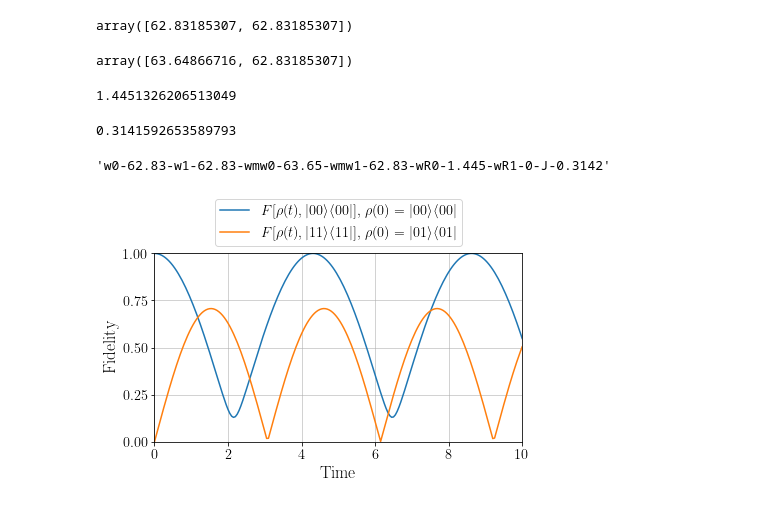
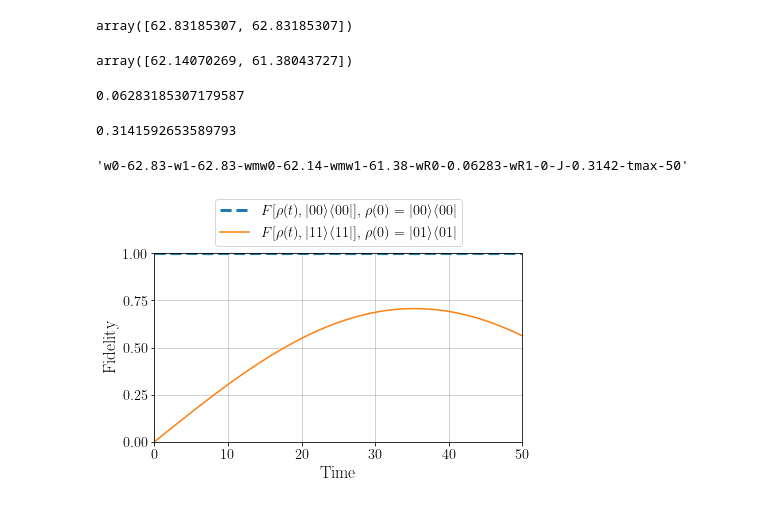
Before and after one commit to jam31118/kias-snu-winter-camp-2022, a Jupyter notebook: driven-two-interacting-qubit/driven-two-interacting-qubits.ipynb, the cells around one changed output. Drawn from its saved outputs; the diff is of its cells as text; code cells hidden in the pictures.

Commit message:
tried Omega smaller than J

```diff
--- a/driven-two-interacting-qubit/driven-two-interacting-qubits.ipynb
+++ b/driven-two-interacting-qubit/driven-two-interacting-qubits.ipynb
@@ -28,10 +28,16 @@ J_ratio = 0.005 # 0.01
 J = J_ratio * min(w0,w1) # 0. # J01 # 0.
 assert J >= 0.
 
-del0 = 1.3*(-1)*(2*J)# 0.
-del1 = 0. # 2*J - Omega # 0.
+Omega = 0.1 * 2*J
 
-Omega = 2*J - del0 # 0.2 * J
+del0 = 2*J + Omega
+del1 = 2.1 * del0
+
+# del0_ratio = 2.1 # 1.3
+# del0 = del0_ratio*(-1)*(2*J)# 0.
+# del1 = 0. # 2*J - Omega # 0.
+
+# Omega = 2*J - del0 # 0.2 * J
 
 
 
@@ -194,7 +221,7 @@ eigvals[3] - eigvals[2]
 # %%
 # T_pi = np.pi / (wR[0])
 
-tmax = 10. # T_pi # 10
+tmax = 50 # 20 # 10. # T_pi # 10
 t = np.linspace(0,tmax,201)
 # %%
 sigvec = [sigx,sigy,sigz]
@@ -243,40 +270,40 @@ array([62.83185307, 62.83185307])
 # %%
 wmw
 # %% [output]
-array([63.64866716, 62.83185307])
+array([62.14070269, 61.38043727])
 # %%
 Omega
 # %% [output]
-1.4451326206513049
+0.06283185307179587
 # %%
 J
 # %% [output]
 0.3141592653589793
 # %%
 params = (f"w0-{w[0]:.4g}-w1-{w[1]:.4g}-wmw0-{wmw[0]:.4g}-wmw1"
-          f"-{wmw[1]:.4g}-wR0-{wR[0]:.4g}-wR1-{wR[1]:.4g}-J-{J:.4g}")
+          f"-{wmw[1]:.4g}-wR0-{wR[0]:.4g}-wR1-{wR[1]:.4g}-J-{J:.4g}-tmax-{tmax}")
 params
 # %% [output]
-'w0-62.83-w1-62.83-wmw0-63.65-wmw1-62.83-wR0-1.445-wR1-0-J-0.3142'
+'w0-62.83-w1-62.83-wmw0-62.14-wmw1-61.38-wR0-0.06283-wR1-0-J-0.3142-tmax-50'
 # %%
 fig, ax = plt.subplots(constrained_layout=True)
 
-l_00_from_00, = ax.plot(t, fidel_00_00_from_00_00)
+l_00_from_00, = ax.plot(t, fidel_00_00_from_00_00, lw=3, ls='--')
 l_11_from_01, = ax.plot(t, fidel_11_11_from_01_01)
 ax.set_xlim(t[[0,-1]])
 ax.set_ylim(0,1)
 ax.set_xlabel(r"Time")
 ax.set_ylabel("Fidelity")
 ax.legend(
     [l_00_from_00, l_11_from_01],
     [r"$F[\rho(t), |00\rangle\langle 00|]$, $\rho(0)=|00\rangle\langle 00|$",
      r"$F[\rho(t), |11\rangle\langle 11|]$, $\rho(0)=|01\rangle\langle 01|$"],
     loc='lower center',
     bbox_to_anchor=(0.5,1)
 )
 ax.yaxis.set_ticks([0,0.25,0.5,0.75,1])
 ax.grid(True, alpha=0.75, lw=0.75)
 ax.set_axisbelow(True)
-# fig.savefig(f"fidelities-test-013-{params}.png")
+# fig.savefig(f"fidelities-test-019-{params}.png")
 # %% [output]
-[figure, old version]
+[figure, new version]
```
Also changed, not shown: parts of 21 cells of this notebook.
